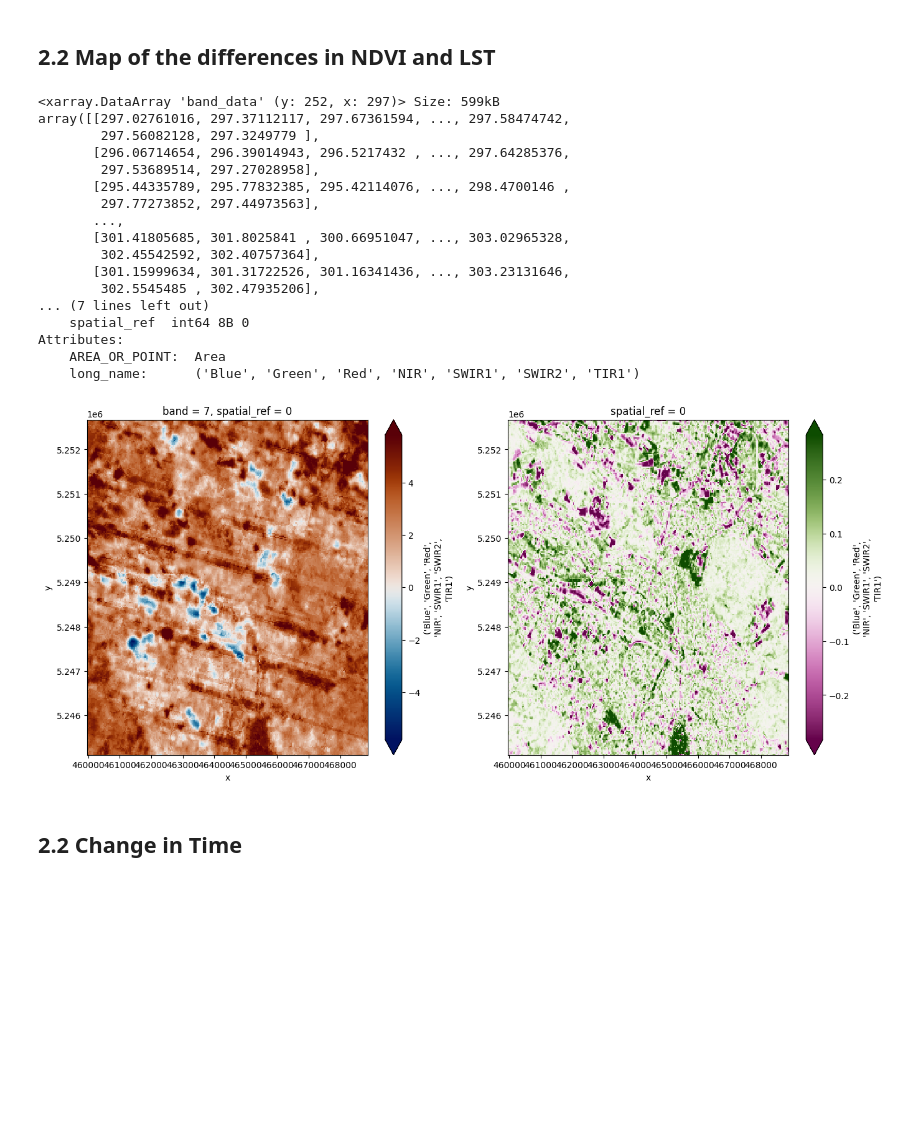
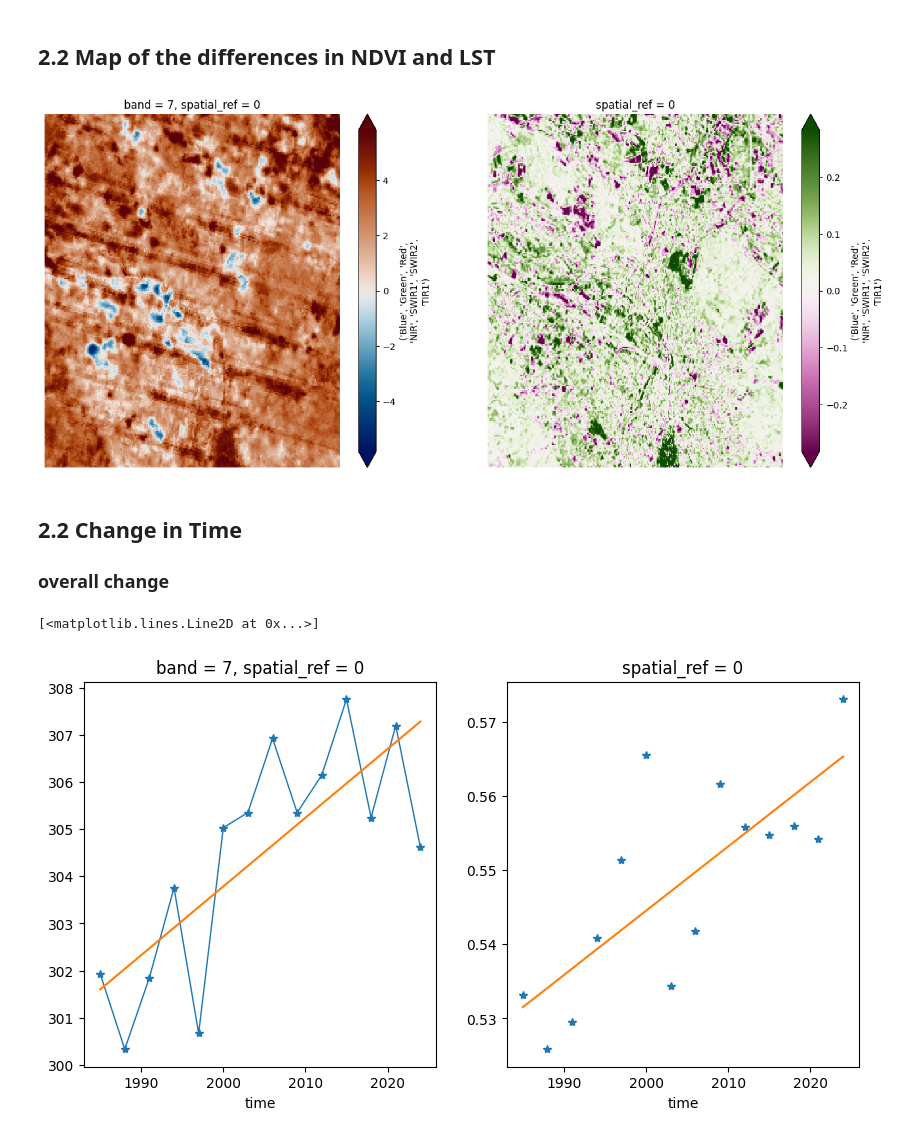
Before and after one commit to MinaKimBebi/Urban_Heat_Zurich_sds210_mbebi, a Jupyter notebook: notebooks/heattrends_in_Zurich.ipynb, the cells around one changed output. Saved outputs shown, nothing was run; the diff lists cells and outputs as text; code cells hidden in the pictures; blank space fills up the shorter version.

Commit message:
added analysis an modelling of overall mean

```diff
--- a/notebooks/heattrends_in_Zurich.ipynb
+++ b/notebooks/heattrends_in_Zurich.ipynb
@@ -55,55 +56,61 @@ NDVI_1985 = (NIR_1985 - Red_1985)/(NIR_1985 + Red_1985)
 # extract year values from data Cube
 LST_2024 = LST.sel(time = 2024)
 LST_1985 = LST.sel(time = 1985)
 
 dif_NDVI = NDVI_2024 - NDVI_1985
 dif_LST = LST_2024 - LST_1985
 
 fig , ax = plt.subplots(1,2, figsize = (16,7))
 
 #determine vmin/max LST
 LST_min = np.percentile(dif_LST, 2)# percentile to crop outliers
 LST_max = np.percentile(dif_LST.values, 98)
 LST_bound = max(abs(LST_min), abs(LST_max))# center around 0
 #plot LST
 dif_LST.plot(ax=ax[0],
             vmin = - LST_bound,
             vmax = LST_bound,
             cmap = cmc.vik)
-
+ax[0].set_axis_off()
 
 #determine vmin/max NDVI
 NDVI_min = np.percentile(dif_NDVI, 2)# percentile to crop outliers
 NDVI_max = np.percentile(dif_NDVI, 98)
 NDVI_bound = max(abs(NDVI_min), abs(NDVI_max))# center around 0
 #plot NDVI
 dif_NDVI.plot(ax=ax[1],
               vmin = -NDVI_bound,
               vmax = NDVI_bound,
               cmap = cmc.bam)
 
-
-## note: for reference: add lables, context etc. lake etc.
-LST_2024
-LST_1985
+ax[1].set_axis_off()
+## note: for reference: add lables, context etc. lake etc...> mask for lake
 # %% [output]
-<xarray.DataArray 'band_data' (y: 252, x: 297)> Size: 599kB
-array([[297.02761016, 297.37112117, 297.67361594, ..., 297.58474742,
-        297.56082128, 297.3249779 ],
-       [296.06714654, 296.39014943, 296.5217432 , ..., 297.64285376,
-        297.53689514, 297.27028958],
-       [295.44335789, 295.77832385, 295.42114076, ..., 298.4700146 ,
-        297.77273852, 297.44973563],
-       ...,
-       [301.41805685, 301.8025841 , 300.66951047, ..., 303.02965328,
-        302.45542592, 302.40757364],
-       [301.15999634, 301.31722526, 301.16341436, ..., 303.23131646,
-        302.5545485 , 302.47935206],
-... (7 lines left out)
-    spatial_ref  int64 8B 0
-Attributes:
-    AREA_OR_POINT:  Area
-    long_name:      ('Blue', 'Green', 'Red', 'NIR', 'SWIR1', 'SWIR2', 'TIR1')
-[figure, old version]
+[figure, new version]
 # %% [markdown]
 ##  2.2 Change in Time
+### overall change
+# %%
+# change in overall NDVI
+NDVI = NDVI = (NIR - Red)/(NIR + Red)
+NDVI_mean = NDVI.mean(dim =["x","y"])
+
+NDVI_fit = NDVI_mean.polyfit(dim = "time", deg = 1)
+NDVI_trend_line = xr.polyval(NDVI.time, NDVI_fit.polyfit_coefficients)
+
+# change in overall LST
+LST_mean = LST.mean(dim =["x","y"])
+LST_fit = LST_mean.polyfit(dim = "time", deg = 1)
+LST_trend_line = xr.polyval(LST.time, LST_fit.polyfit_coefficients)
+
+#plotting
+fig, ax = plt.subplots(1,2, figsize = (10,5))
+
+LST_mean.plot(ax = ax[0],marker = "*", linewidth = 1)
+LST_trend_line.plot(ax = ax[0])
+
+NDVI_mean.plot(ax = ax[1], marker = "*", linewidth = 0)
+NDVI_trend_line.plot(ax= ax[1])
+# %% [output]
+[<matplotlib.lines.Line2D at 0x...>]
+[figure, added]
```
Also changed, not shown: parts of 1 cell of this notebook.
